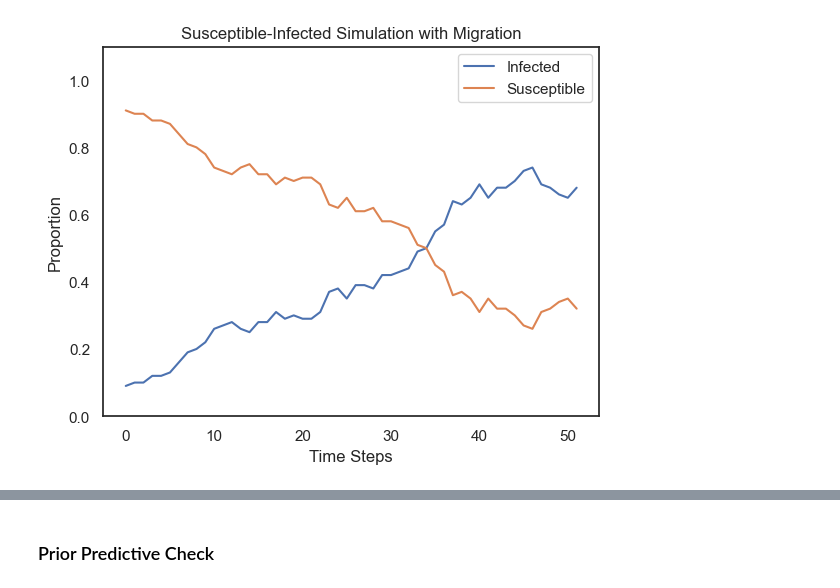
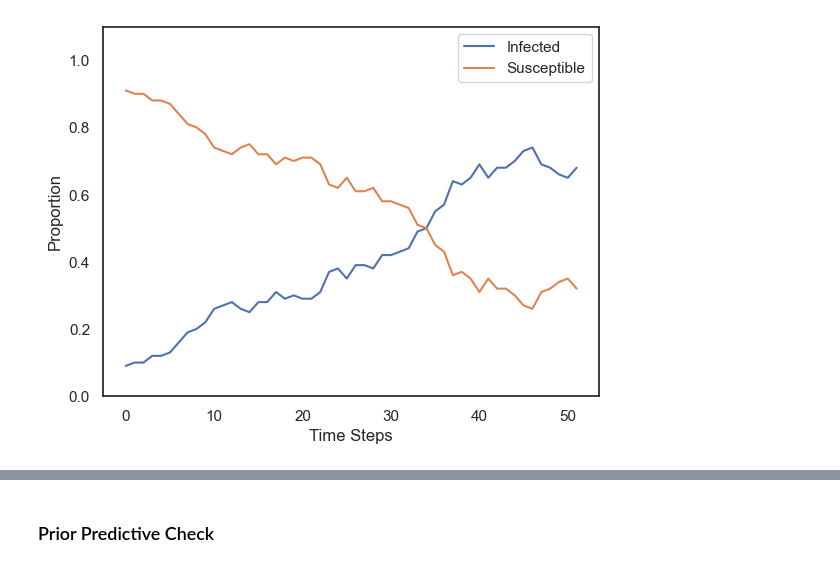
Before and after one commit to epibayes/np-epid, a Jupyter notebook: notebooks/si_sim.ipynb, the cells around one changed output, grey strips where cells are left out. Drawn from its saved outputs; the diff is of its cells as text; code cells hidden in the pictures.

```diff
--- a/notebooks/si_sim.ipynb
+++ b/notebooks/si_sim.ipynb
@@ -11,6 +14,9 @@ from scipy.stats import norm, lognorm
 # %%
 sns.set_theme()
 sns.set_style("white")
+
+matplotlib.rcParams['figure.figsize'] = (6.4, 4.8)
+
 beta_true = 0.15 # 0.15
 alpha = 0.1
 gamma = 0.05 # 0.05
@@ -23,19 +29,19 @@ heterogeneous = False
 # %%
 si_model = SIModel(alpha, gamma, beta_true,
                     heterogeneous, prior_mu, prior_sigma,
                    N, T, summarize=False)
 
 x_o_raw = si_model.get_observed_data(29)
 I_o = np.array(x_o_raw)[0]
 S_o  = 1 - I_o
 plt.plot(I_o, label="Infected")
 plt.plot(S_o, label="Susceptible")
 plt.legend(loc="upper right")
 plt.xlabel("Time Steps")
 plt.ylabel("Proportion")
 plt.ylim(0, 1.1)
-plt.title("Susceptible-Infected Simulation with Migration")
+plt.savefig("images/si-sim.png")
 plt.show()
 # %% [output]
-[figure, old version]
+[figure, new version]
 # %%
```
Also changed, not shown: parts of 42 cells of this notebook, 7 other files.
